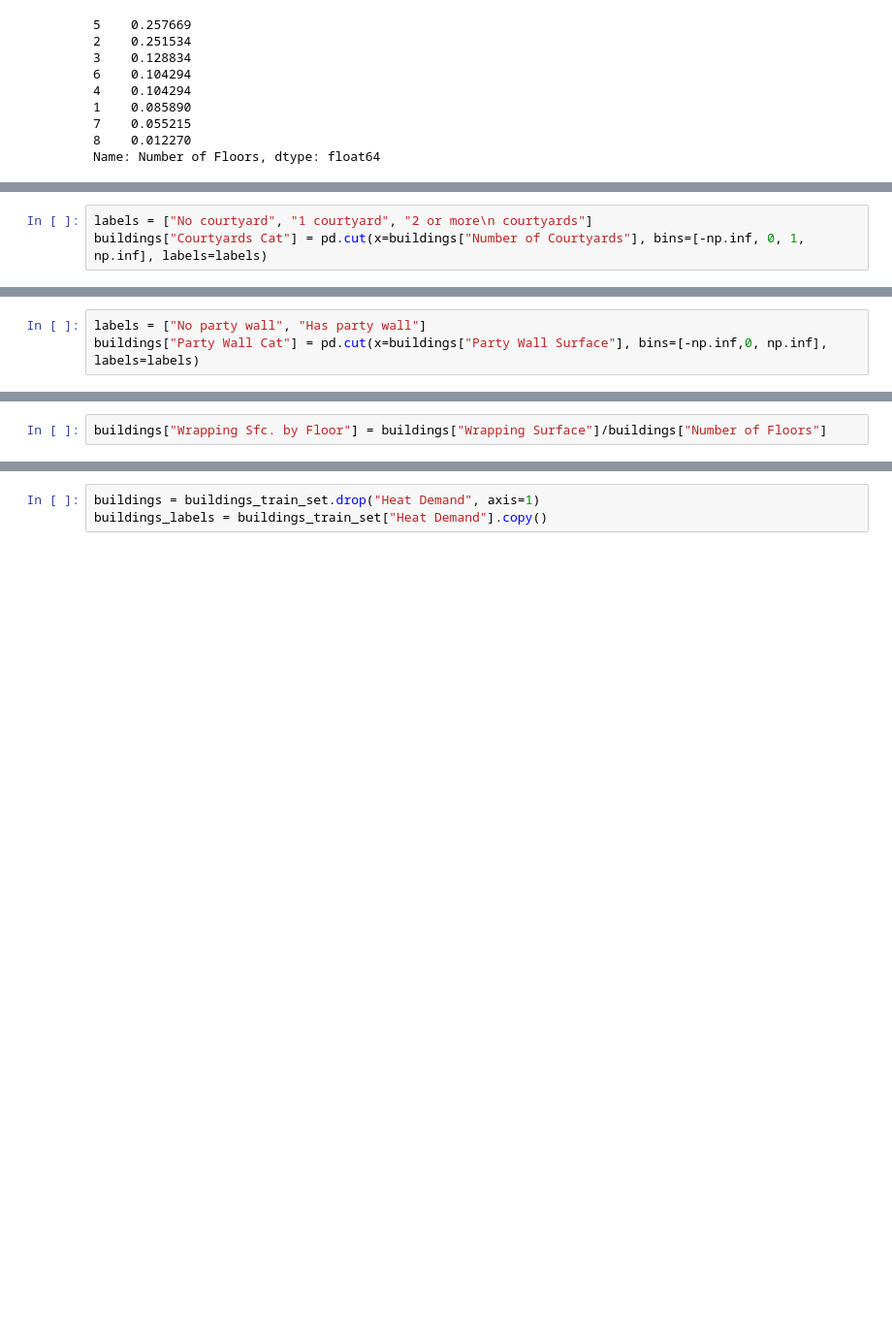
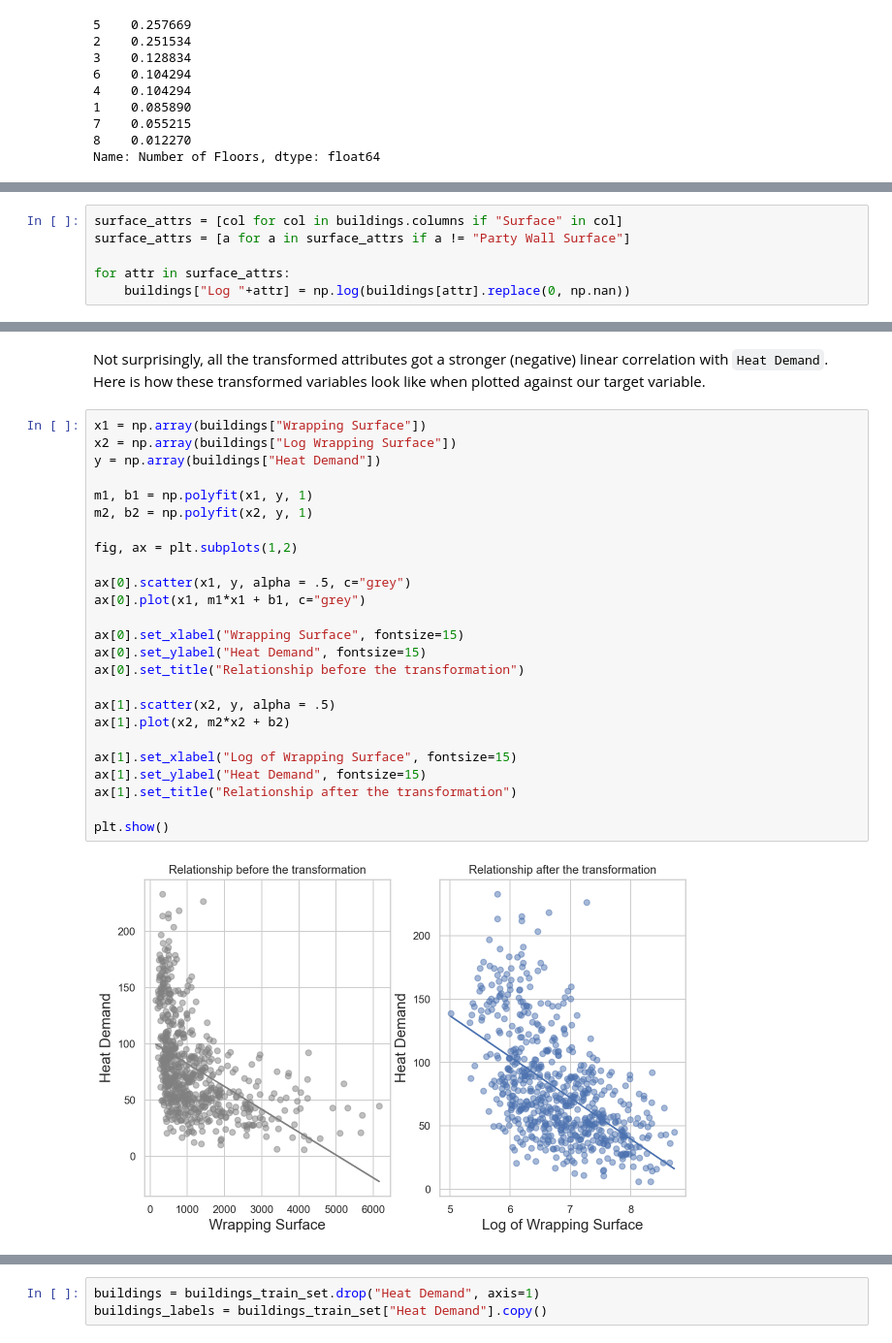
Before and after one commit to carlosdavila91/santboi_heatdemand, a Jupyter notebook: blog_short.ipynb, the cells around one changed output, grey strips where cells are left out. Shown at 97% size. Cells and saved outputs as stored; diff of their text form; blank space fills up the shorter version.

```diff
--- a/blog_short.ipynb
+++ b/blog_short.ipynb
@@ -393,3 +346,0 @@ dtype: int64
-# %%
-labels = ["No courtyard", "1 courtyard", "2 or more\n courtyards"]
-buildings["Courtyards Cat"] = pd.cut(x=buildings["Number of Courtyards"], bins=[-np.inf, 0, 1, np.inf], labels=labels)
@@ -411,3 +346,0 @@ dtype: int64
-# %%
-labels = ["No party wall", "Has party wall"]
-buildings["Party Wall Cat"] = pd.cut(x=buildings["Party Wall Surface"], bins=[-np.inf,0, np.inf], labels=labels)
@@ -434,2 +346,0 @@ Another useful thing to do in a Machine Learning project is combining numerical
-# %%
-buildings["Wrapping Sfc. by Floor"] = buildings["Wrapping Surface"]/buildings["Number of Floors"]
@@ -435,0 +358,6 @@ buildings["Wrapping Sfc. by Floor"] = buildings["Wrapping Surface"]/buildings["N
+# %%
+surface_attrs = [col for col in buildings.columns if "Surface" in col]
+surface_attrs = [a for a in surface_attrs if a != "Party Wall Surface"]
+
+for attr in surface_attrs:
+    buildings["Log "+attr] = np.log(buildings[attr].replace(0, np.nan))
@@ -454,2 +388,31 @@ Number of Floors            -0.627875
 Name: Heat Demand, dtype: float64
+# %% [markdown]
+Not surprisingly, all the transformed attributes got a stronger (negative) linear correlation with `Heat Demand`. Here is how these transformed variables look like when plotted against our target variable.
+# %%
+x1 = np.array(buildings["Wrapping Surface"])
+x2 = np.array(buildings["Log Wrapping Surface"])
+y = np.array(buildings["Heat Demand"])
+
+m1, b1 = np.polyfit(x1, y, 1)
+m2, b2 = np.polyfit(x2, y, 1)
+
+fig, ax = plt.subplots(1,2)
+
+ax[0].scatter(x1, y, alpha = .5, c="grey")
+ax[0].plot(x1, m1*x1 + b1, c="grey")
+
+ax[0].set_xlabel("Wrapping Surface", fontsize=15)
+ax[0].set_ylabel("Heat Demand", fontsize=15)
+ax[0].set_title("Relationship before the transformation")
+
+ax[1].scatter(x2, y, alpha = .5)
+ax[1].plot(x2, m2*x2 + b2)
+
+ax[1].set_xlabel("Log of Wrapping Surface", fontsize=15)
+ax[1].set_ylabel("Heat Demand", fontsize=15)
+ax[1].set_title("Relationship after the transformation")
+
+plt.show()
+# %% [output]
+[figure, added]
 # %% [markdown]
```
Also changed, not shown: parts of 113 cells of this notebook.
